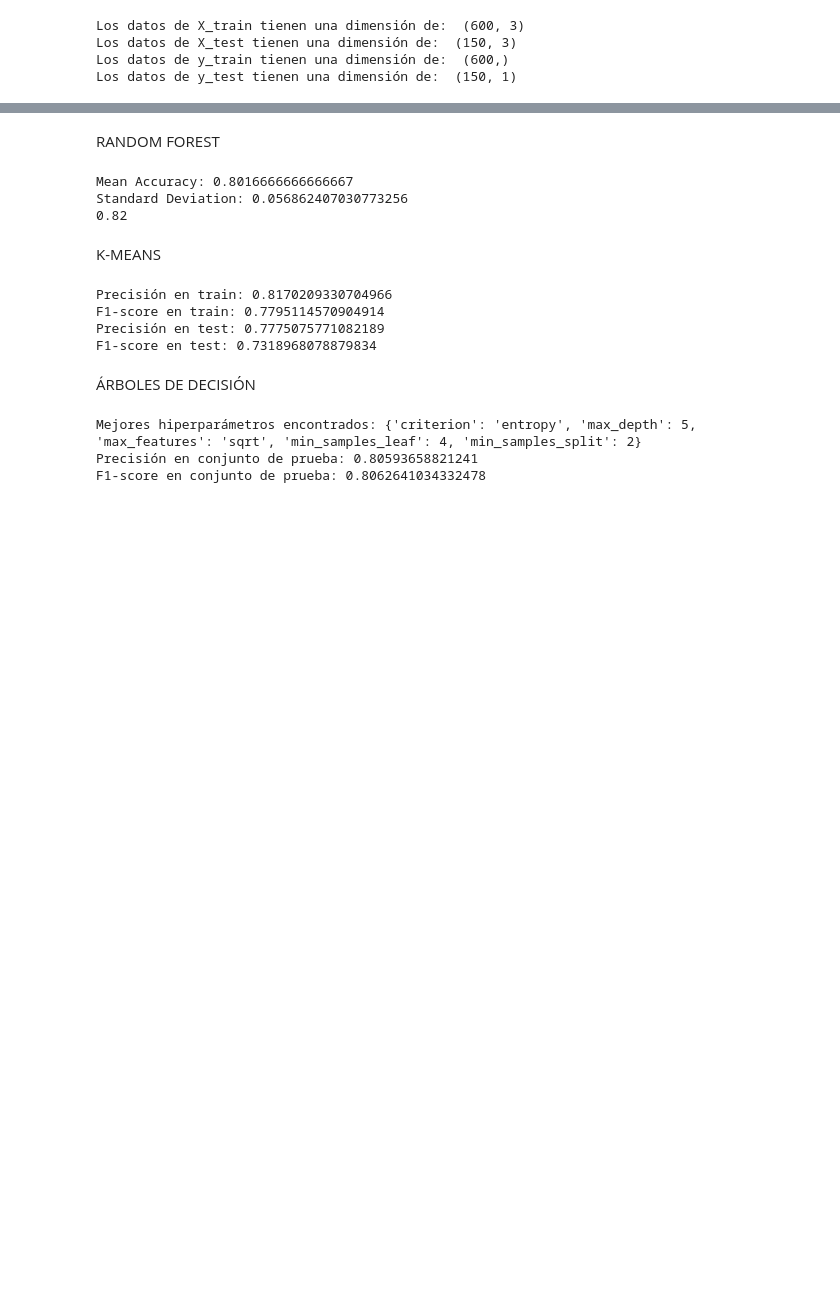
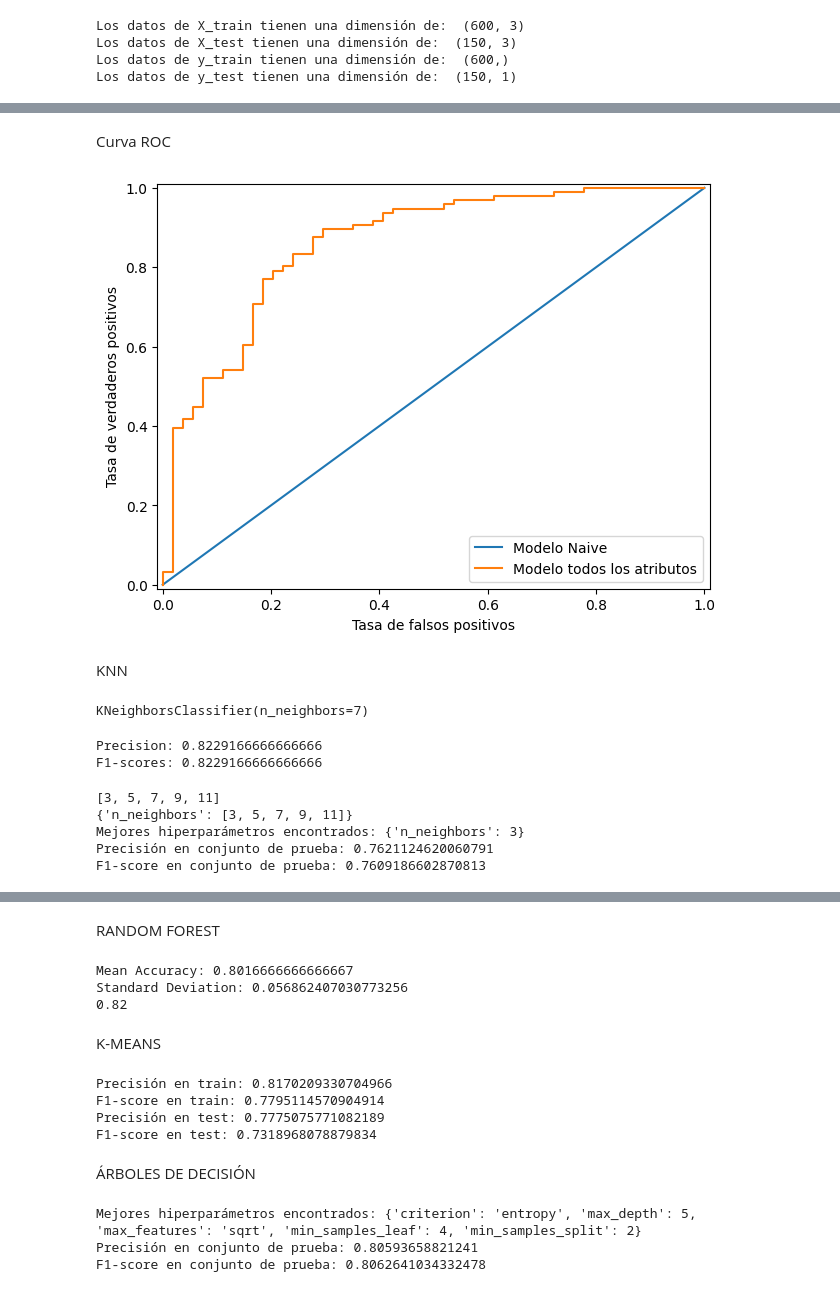
Before and after one commit to Vic-bit/aprMaqI_CEIA, a Jupyter notebook: AprMaq1_TP_final_copiaVic.ipynb, the cells around one changed output, grey strips where cells are left out. Drawn from its saved outputs; the diff is of its cells as text; code cells hidden in the pictures; blank space fills up the shorter version.

```diff
--- a/AprMaq1_TP_final_copiaVic.ipynb
+++ b/AprMaq1_TP_final_copiaVic.ipynb
@@ -128,0 +177,75 @@ Los datos de y_test tienen una dimensión de:  (150, 1)
+# %% [markdown]
+Curva ROC
+# %%
+prob_lr = regression.predict_proba(X_test)[:, -1]
+prob_naive = np.zeros_like(prob_lr)
+
+from sklearn.metrics import auc, roc_curve
+fpr_naive, tpr_naive, _ = roc_curve(y_test, prob_naive)
+fpr_total, tpr_total, _ = roc_curve(y_test, prob_lr)
+
+plt.plot(fpr_naive, tpr_naive, label="Modelo Naive") #Modelo ficticio
+plt.plot(fpr_total, tpr_total, label="Regresión logística con todos los atributos")
+plt.xlim([-0.01, 1.01])
+plt.ylim([-0.01, 1.01])
+plt.xlabel("Tasa de falsos positivos")
+plt.ylabel("Tasa de verdaderos positivos")
+plt.legend()
+plt.tight_layout();
+# %% [output]
+[figure, added]
+# %% [markdown]
+KNN
+# %%
+from sklearn.neighbors import KNeighborsClassifier
+
+classifier_knn_total = KNeighborsClassifier(n_neighbors=7, metric="minkowski", p=2)
+classifier_knn_total.fit(X_train, y_train) #p=2 distancia euclediana
+# %% [output]
+KNeighborsClassifier(n_neighbors=7)
+# %%
+y_pred= classifier_knn_total.predict(X_test)
+
+cm_knn = confusion_matrix(y_test, y_pred)
+
+print(f"Precision: {precision_score(y_test, y_pred, zero_division=0)}")
+print(f"F1-scores: {f1_score(y_test, y_pred, zero_division=0)}")
+
+P = np.sum(cm_knn[1,:])
+N = np.sum(cm_knn[0,:])
+TP = cm_knn[1,1]
+TN = cm_knn[0,0]
+# %% [output]
+Precision: 0.8229166666666666
+F1-scores: 0.8229166666666666
+# %%
+from sklearn.model_selection import GridSearchCV
+k_range = list(range(3, 12, 2))
+print(k_range)
+param_grid = dict(n_neighbors=k_range)
+print(param_grid)
+
+knn = KNeighborsClassifier(n_neighbors=3)
+
+grid = GridSearchCV(knn, param_grid, cv=5, scoring='accuracy')
+grid.fit(X_train, y_train)
+
+best_clf = grid.best_estimator_
+
+# Predecimos en el conjunto de prueba con el mejor modelo
+y_pred = best_clf.predict(X_test)
+
+# Calculamos precision y F1-score
+precision = precision_score(y_test, y_pred, average='weighted')
+f1 = f1_score(y_test, y_pred, average='weighted')
+
+# Imprimimos resultados
+print("Mejores hiperparámetros encontrados:", grid.best_params_)
+print("Precisión en conjunto de prueba:", precision)
+print("F1-score en conjunto de prueba:", f1)
+# %% [output]
+[3, 5, 7, 9, 11]
+{'n_neighbors': [3, 5, 7, 9, 11]}
+Mejores hiperparámetros encontrados: {'n_neighbors': 3}
+Precisión en conjunto de prueba: 0.7621124620060791
+F1-score en conjunto de prueba: 0.7609186602870813
```
Also changed, not shown: parts of 10 cells of this notebook.
